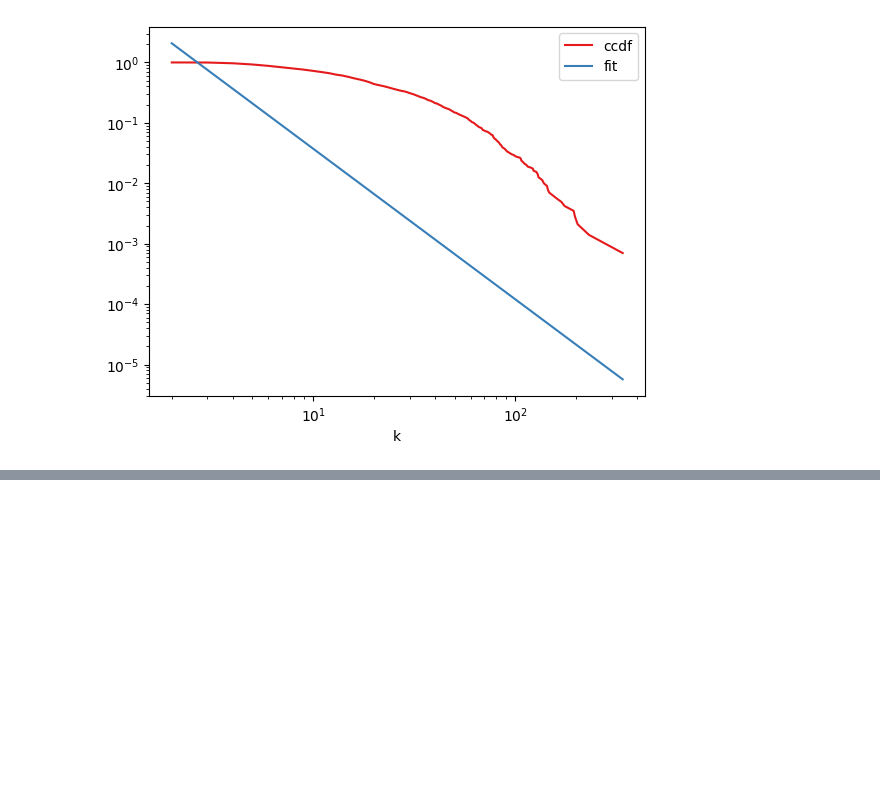
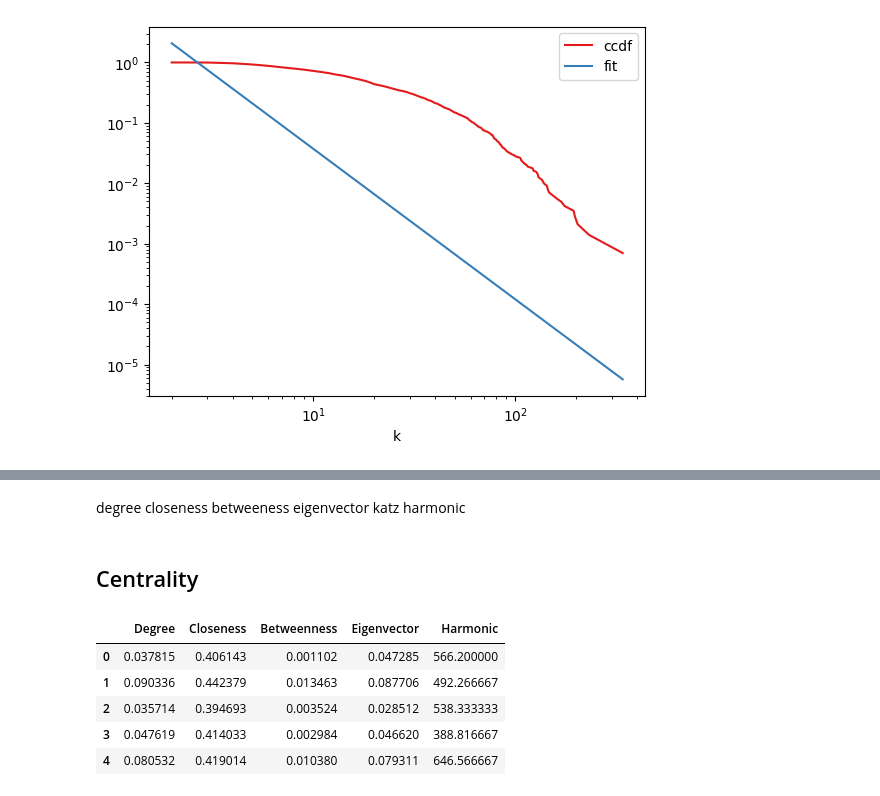
Before and after one commit to IdaUgilt/NA_project_facebook_friendships, a Jupyter notebook: powerlaw_fit.ipynb, the cells around one changed output, grey strips where cells are left out. Drawn from its saved outputs; the diff is of its cells as text; code cells hidden in the pictures; blank space fills up the shorter version.

```diff
--- a/powerlaw_fit.ipynb
+++ b/powerlaw_fit.ipynb
@@ -147 +151,10 @@ ccdf.plot(kind = "line", x = "k", y = "fit", color = "#377eb8", loglog = True, a
 [figure]
+# %% [markdown]
+degree
+closeness
+betweeness
+eigenvector
+katz
+harmonic
+# %% [markdown]
+## Centrality
@@ -147,0 +169,9 @@ ccdf.plot(kind = "line", x = "k", y = "fit", color = "#377eb8", loglog = True, a
+# %%
+df.head()
+# %% [output]
+|  | Degree | Closeness | Betweenness | Eigenvector | Harmonic |
+| 0 | 0.037815 | 0.406143 | 0.001102 | 0.047285 | 566.200000 |
+| 1 | 0.090336 | 0.442379 | 0.013463 | 0.087706 | 492.266667 |
+| 2 | 0.035714 | 0.394693 | 0.003524 | 0.028512 | 538.333333 |
+| 3 | 0.047619 | 0.414033 | 0.002984 | 0.046620 | 388.816667 |
+| 4 | 0.080532 | 0.419014 | 0.010380 | 0.079311 | 646.566667 |
```
Also changed, not shown: parts of 6 cells of this notebook.
